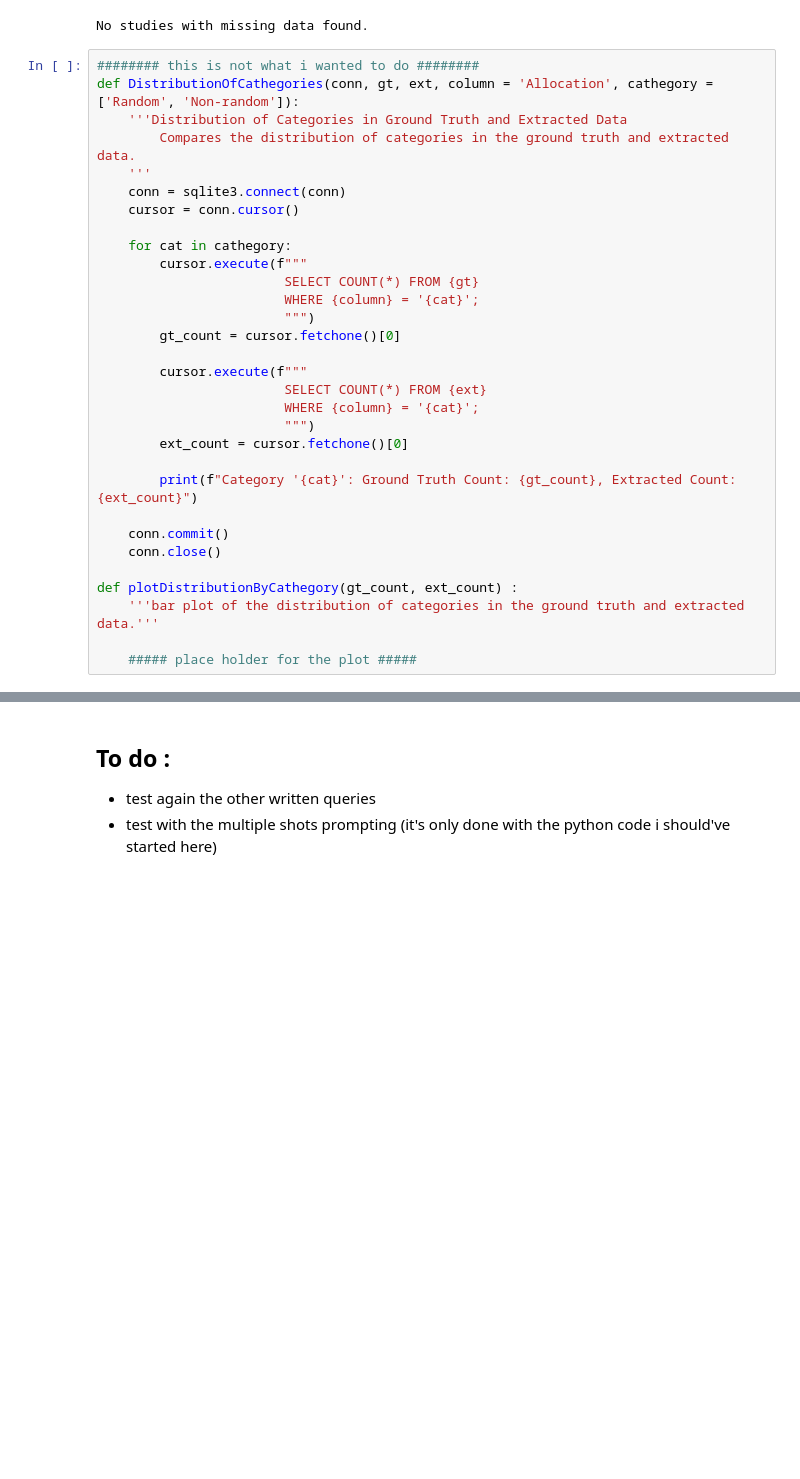
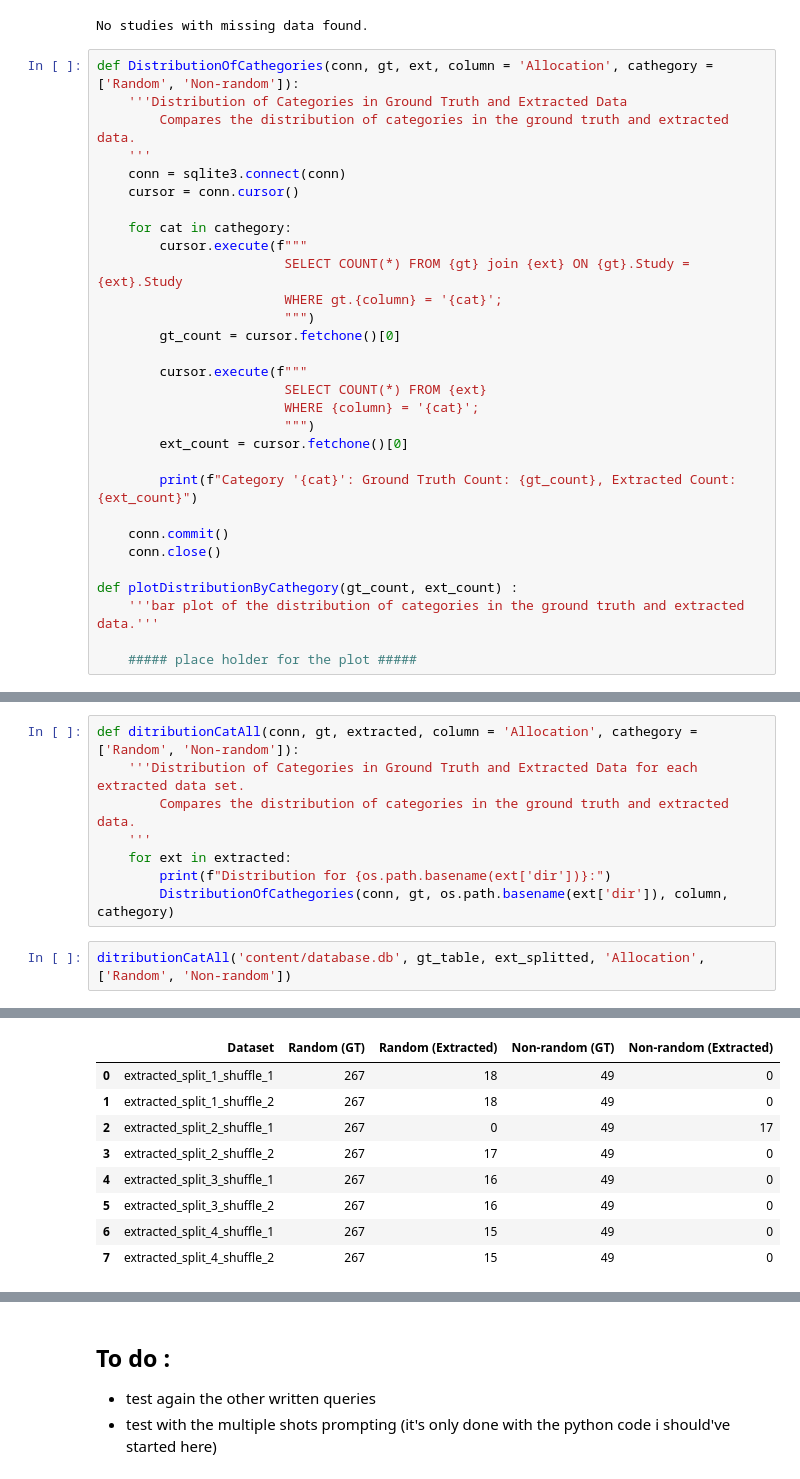
Before and after one commit to safarrez/Evaluating_extracted_data, a Jupyter notebook: evaluation_with_sql.ipynb, the cells around one changed output, grey strips where cells are left out. Cells and saved outputs as stored; diff of their text form; blank space fills up the shorter version.

```diff
--- a/evaluation_with_sql.ipynb
+++ b/evaluation_with_sql.ipynb
@@ -694,7 +1079,6 @@ Studies_with_missing_data('content/database.db', gt_table, extracted_table)
 # %% [output]
 No studies with missing data found.
 # %%
-######## this is not what i wanted to do ########
 def DistributionOfCathegories(conn, gt, ext, column = 'Allocation', cathegory = ['Random', 'Non-random']):
     '''Distribution of Categories in Ground Truth and Extracted Data
         Compares the distribution of categories in the ground truth and extracted data.
@@ -704,8 +1088,8 @@ def DistributionOfCathegories(conn, gt, ext, column = 'Allocation', cathegory =
 
     for cat in cathegory:
         cursor.execute(f"""
-                        SELECT COUNT(*) FROM {gt}
-                        WHERE {column} = '{cat}';
+                        SELECT COUNT(*) FROM {gt} join {ext} ON {gt}.Study = {ext}.Study
+                        WHERE gt.{column} = '{cat}';
                         """)
         gt_count = cursor.fetchone()[0]
 
@@ -736,0 +1116,11 @@ Category 'Combined - Teacher and Parent': Ground Truth Count: 24, Extracted Coun
+# %%
+def ditributionCatAll(conn, gt, extracted, column = 'Allocation', cathegory = ['Random', 'Non-random']):
+    '''Distribution of Categories in Ground Truth and Extracted Data for each extracted data set.
+        Compares the distribution of categories in the ground truth and extracted data.
+    '''
+    for ext in extracted:
+        print(f"Distribution for {os.path.basename(ext['dir'])}:")
+        DistributionOfCathegories(conn, gt, os.path.basename(ext['dir']), column, cathegory)
+# %%
+ditributionCatAll('content/database.db', gt_table, ext_splitted, 'Allocation', ['Random', 'Non-random'])
+# %% [output]
@@ -736,0 +1146,9 @@ Category 'Combined - Teacher and Parent': Ground Truth Count: 24, Extracted Coun
+|  | Dataset | Random (GT) | Random (Extracted) | Non-random (GT) | Non-random (Extracted) |
+| 0 | extracted_split_1_shuffle_1 | 267 | 18 | 49 | 0 |
+| 1 | extracted_split_1_shuffle_2 | 267 | 18 | 49 | 0 |
+| 2 | extracted_split_2_shuffle_1 | 267 | 0 | 49 | 17 |
+| 3 | extracted_split_2_shuffle_2 | 267 | 17 | 49 | 0 |
+| 4 | extracted_split_3_shuffle_1 | 267 | 16 | 49 | 0 |
+| 5 | extracted_split_3_shuffle_2 | 267 | 16 | 49 | 0 |
+| 6 | extracted_split_4_shuffle_1 | 267 | 15 | 49 | 0 |
+| 7 | extracted_split_4_shuffle_2 | 267 | 15 | 49 | 0 |
```
Also changed, not shown: parts of 29 cells of this notebook, 3 other files.
